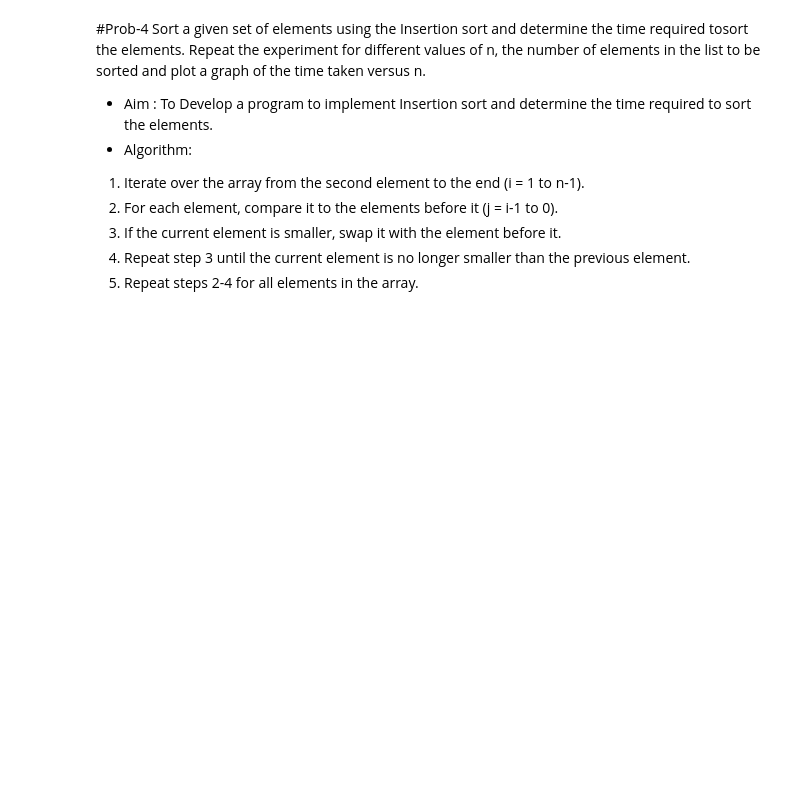
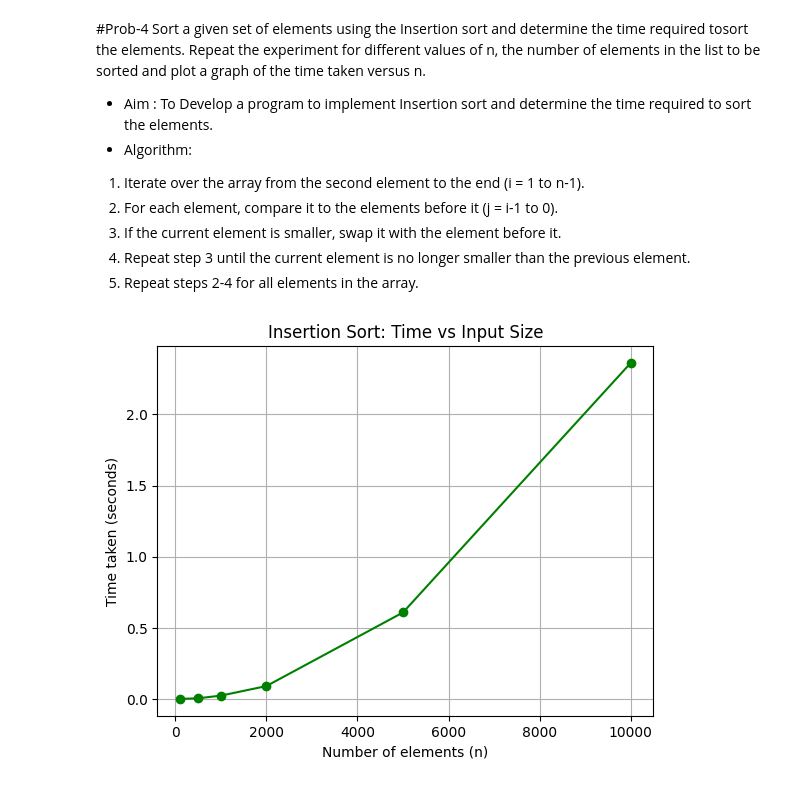
Before and after one commit to avipareta29/Avi-Pareta, a Jupyter notebook: lab_4.ipynb, the cells around one changed output. Drawn from its saved outputs; the diff is of its cells as text; code cells hidden in the pictures; blank space fills up the shorter version.

```diff
--- a/lab_4.ipynb
+++ b/lab_4.ipynb
@@ -154,37 +154,34 @@ Sort a given set of elements using the Insertion sort and determine the time req
 # %%
 #Prob_4: write code for insertion sort and plot a graph to visualize the relationship between time taken and input size
 import time
 import random
 import matplotlib.pyplot as plt
 
 def insertion_sort(arr):
     for i in range(1, len(arr)):
         key = arr[i]
         j = i - 1
-        while j >= 0 and key < arr[j]:
+        while j >= 0 and arr[j] > key:
             arr[j + 1] = arr[j]
             j -= 1
         arr[j + 1] = key
+    return arr
 
-def analyze_complexity():
-    input_sizes = list(range(500, 5000, 500))
-    execution_times = []
-    print(f"{'Input Size (n)':<20} | {'Time Taken (seconds)':<20}")
-    print("-" * 45)
-    for n in input_sizes:
-        data = [random.randint(0, 10000) for _ in range(n)]
-        start_time = time.time()
-        insertion_sort(data)
-        end_time = time.time()
-        duration = end_time - start_time
-        execution_times.append(duration)
-        print(f"{n:<20} | {duration:.6f}")
-    plt.figure(figsize=(10, 6))
-    plt.plot(input_sizes, execution_times, marker='o', linestyle='-', color='b', label='Insertion Sort')
-    plt.title('Time Complexity of Insertion Sort')
-    plt.xlabel('Input Size (n)')
-    plt.ylabel('Time Taken (seconds)')
-    plt.grid(True)
-    plt.legend()
-    plt.show()
-    analyze_complexity()
+sizes = [100, 500, 1000, 2000, 5000, 10000]
+times = []
+
+for n in sizes:
+    arr = random.sample(range(1, n*10), n)
+    start = time.time()
+    insertion_sort(arr)
+    end = time.time()
+    times.append(end - start)
+
+plt.plot(sizes, times, marker='o',color='green')
+plt.xlabel('Number of elements (n)')
+plt.ylabel('Time taken (seconds)')
+plt.title('Insertion Sort: Time vs Input Size')
+plt.grid(True)
+plt.show()
+# %% [output]
+[figure, added]
```
